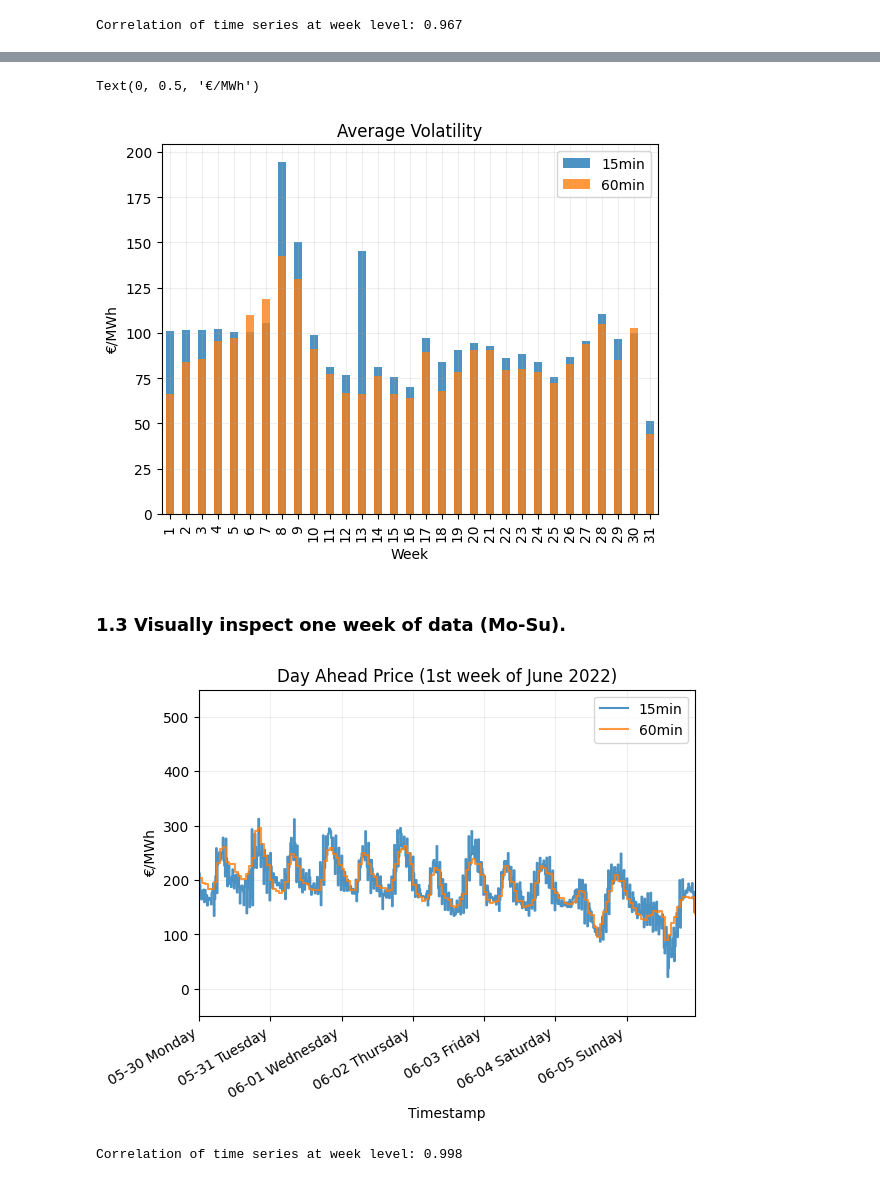
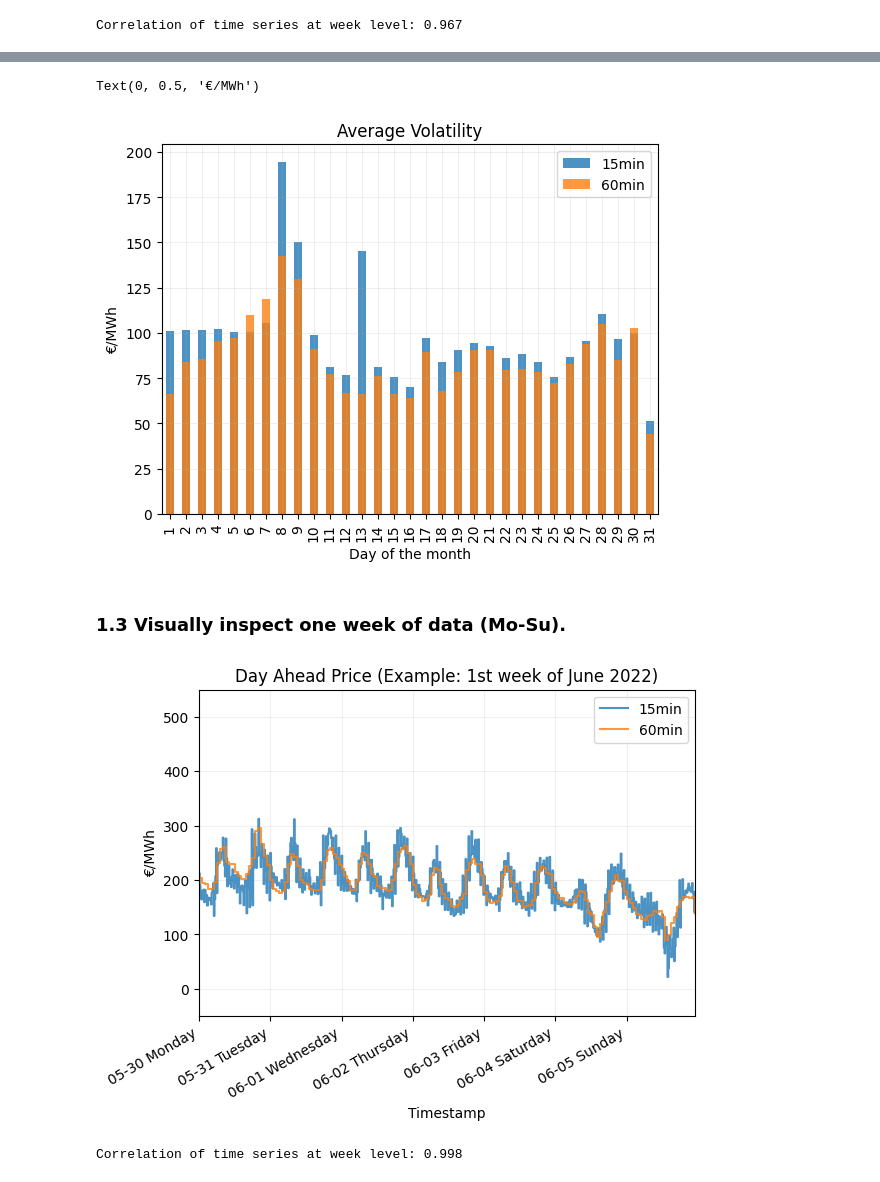
Before and after one commit to aturcati/battery-optimization, a Jupyter notebook: notebooks/0.0_price_timeseries_analysis.ipynb, the cells around one changed output, grey strips where cells are left out. Drawn from its saved outputs; the diff is of its cells as text; code cells hidden in the pictures.

```diff
--- a/notebooks/0.0_price_timeseries_analysis.ipynb
+++ b/notebooks/0.0_price_timeseries_analysis.ipynb
@@ -222,44 +222,44 @@ ax.legend()
 ax.grid(alpha=0.2)
 ax.set_xlabel("Day of the Month")
 ax.set_title("Average Volatility")
-ax.set_xlabel("Week")
+ax.set_xlabel("Day of the month")
 ax.set_ylabel("€/MWh")
 # %% [output]
 Text(0, 0.5, '€/MWh')
-[figure, old version]
+[figure, new version]
 # %% [markdown]
 ### 1.3 Visually inspect one week of data (Mo-Su).
 # %%
 fig, ax = plt.subplots()
 sns.lineplot(
     data=dh.fifteen_df,
     x='start_mtu',
     y='price',
     ax=ax,
     alpha=0.8,
     drawstyle='steps-post',
     label="15min"
 )
 sns.lineplot(
     data=dh.hourly_df,
     x='start_mtu',
     y='price',
     ax=ax,
     alpha=0.8,
     drawstyle='steps-post',
     label="60min"
 )
 ax.grid(alpha=0.2)
 ax.set_xlim(pd.to_datetime(["2022-05-30 00:00", "2022-06-05 23:00"]))
 ax.set_ylim([-50,550])
 ax.set_xlabel("Timestamp")
 ax.set_ylabel("€/MWh")
-ax.set_title("Day Ahead Price (1st week of June 2022)")
+ax.set_title("Day Ahead Price (Example: 1st week of June 2022)")
 date_formatter = mdates.DateFormatter('%m-%d %A')
 ax.xaxis.set_major_formatter(date_formatter)
 fig.autofmt_xdate()
 # %% [output]
-[figure, old version]
+[figure, new version]
 # %%
 fifteen_aggr_day_of_week = dh.fifteen_df.groupby('day_of_week')['normalized_price'].mean()*std_price_fifteen
 hourly_aggr_day_of_week = dh.hourly_df.groupby('day_of_week')['normalized_price'].mean()*std_price_hourly
```
Also changed, not shown: parts of 4 cells of this notebook.
